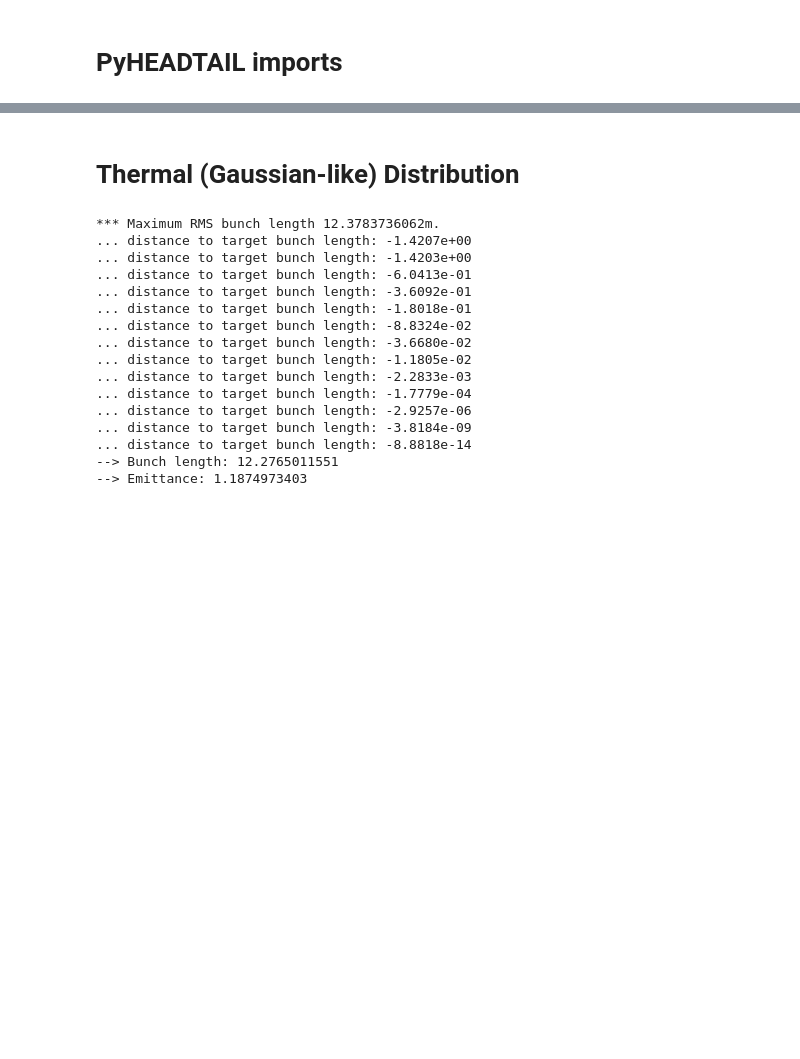
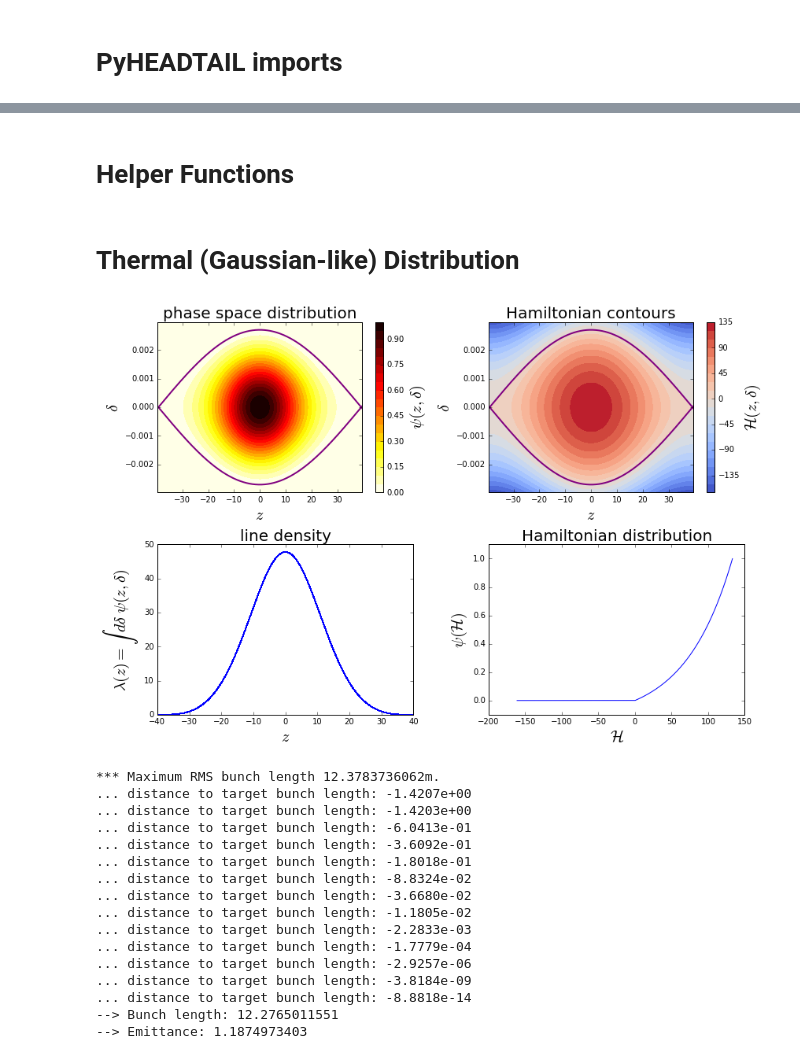
Before and after one commit to PyCOMPLETE/PyHEADTAIL-playground, a Jupyter notebook: RFBucket_Matching.ipynb, the cells around one changed output, grey strips where cells are left out. Saved outputs shown, nothing was run; the diff lists cells and outputs as text; code cells hidden in the pictures; blank space fills up the shorter version.

```diff
--- a/RFBucket_Matching.ipynb
+++ b/RFBucket_Matching.ipynb
@@ -25,3 +27,7 @@ PyHEADTAIL v1.10.5.276
 Warning: GPU is in principle available but no context has been initialized. Please import pycuda.autoinit at the beginning of your script before importing PyHEADTAIL if you want to use GPU functionali ...
 # %%
 rfb = RFBucket(100*2*np.pi, 2.5, m_p, e, [0.027], 0., [8], [24e3], [np.pi])
+
+sigma_z = 180e-9*0.91*c/4.
+# %% [markdown]
+# Helper Functions
@@ -30 +115,5 @@ rfb = RFBucket(100*2*np.pi, 2.5, m_p, e, [0.027], 0., [8], [24e3], [np.pi])
+# %%
+plot(StationaryExponential);
+# %% [output]
+[figure, added]
 # %%
```
Also changed, not shown: parts of 19 cells of this notebook.
